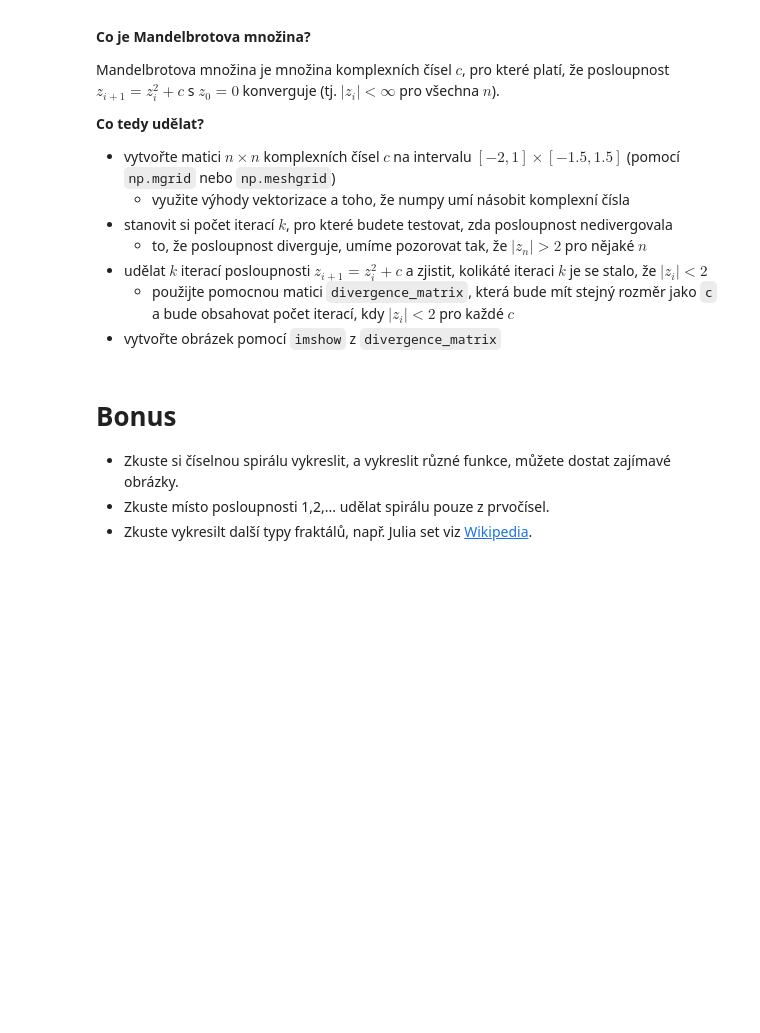
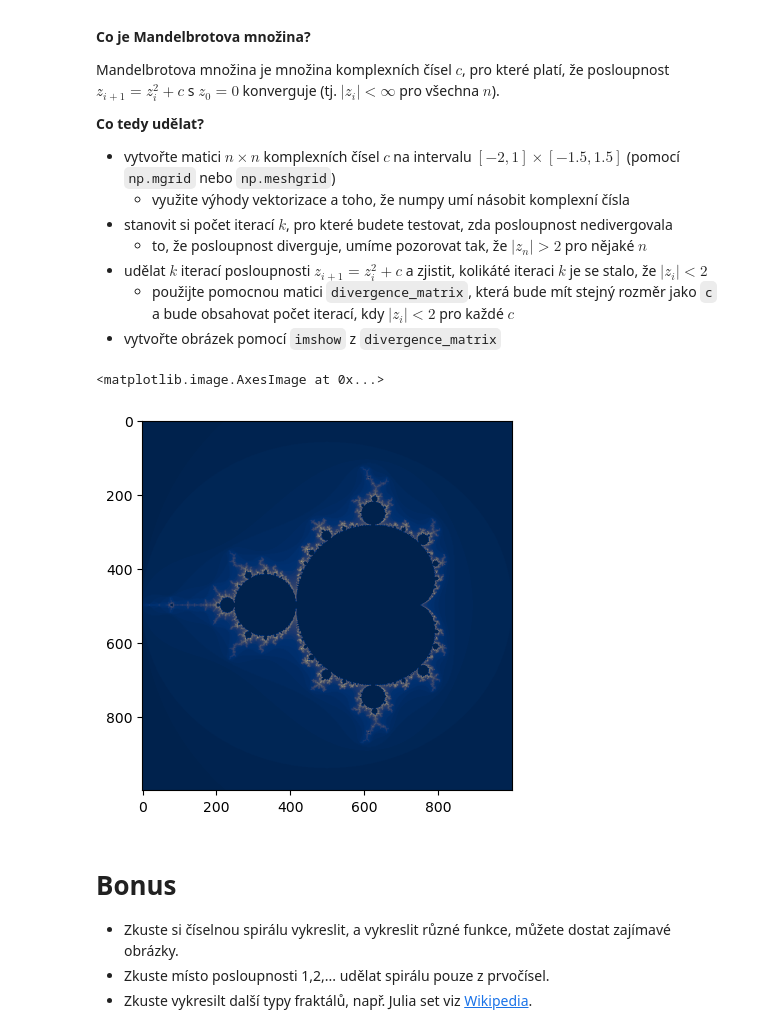
Before and after one commit to JonasKoziorek/VVP-koz0325, a Jupyter notebook: 03_ukoly.ipynb, the cells around one changed output. Saved outputs shown, nothing was run; the diff lists cells and outputs as text; code cells hidden in the pictures; blank space fills up the shorter version.

```diff
--- a/03_ukoly.ipynb
+++ b/03_ukoly.ipynb
@@ -184,7 +187,7 @@ def integer_spiral_numpy(n):
     mat[mat==0] = 1
     return mat
 # %%
-n = 5
+n = 7
 A = integer_spiral(n)
 print(A)
 B = integer_spiral_numpy(n)
@@ -227,9 +230,30 @@ def mandelbrot_set(x_min = -2, x_max = 1, y_min = -1.5, y_max = 1.5, n = 1000, k
+# %%
+def mandelbrot_set(x_min = -2, x_max = 1, y_min = -1.5, y_max = 1.5, n = 1000, k = 100):
+    # TODO naimplementujte viz zadání
+    xdim = np.linspace(start = x_min,stop = x_max,num=n)
+    ydim = np.linspace(start = y_min,stop = y_max,num=n)
+    xdims,ydims = np.meshgrid(xdim,ydim) # complex numbers c
+    c = xdims * np.ones((n,n), dtype="complex") + ydims*1j*np.ones((n,n),dtype="complex")
+    divergence_matrix = np.zeros((n,n))
+    mid_matrix = np.zeros((n,n))
+
+    for i in range(k):
+        mid_matrix = mid_matrix ** 2 + c
+        abs_mat = np.abs(mid_matrix)
+        divergence_matrix[abs_mat > 2] = i
+        mid_matrix[abs_mat > 2] = 0
+        c[abs_mat > 2] = 0
+
+    return divergence_matrix
 # %%
 n = 1000
 k = 100
 
 divergence_matrix = mandelbrot_set(n=n, k=k)
-plt.imshow(divergence_matrix)
+plt.imshow(divergence_matrix,cmap="cividis")
+# %% [output]
+<matplotlib.image.AxesImage at 0x...>
+[figure, added]
 # %% [markdown]
 # Bonus
 - Zkuste si číselnou spirálu vykreslit, a vykreslit různé funkce, můžete dostat zajímavé obrázky.
```
Also changed, not shown: parts of 6 cells of this notebook, 1 other file.
